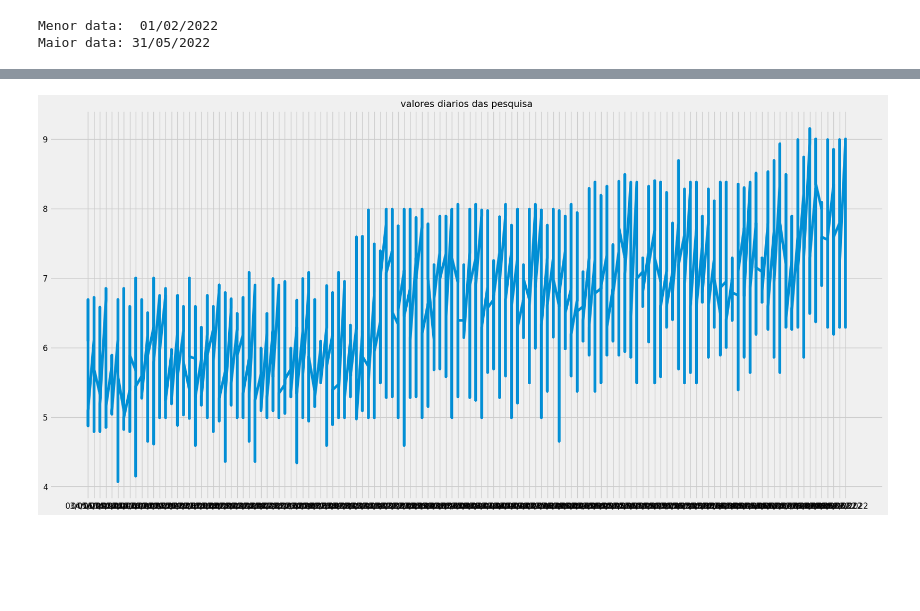
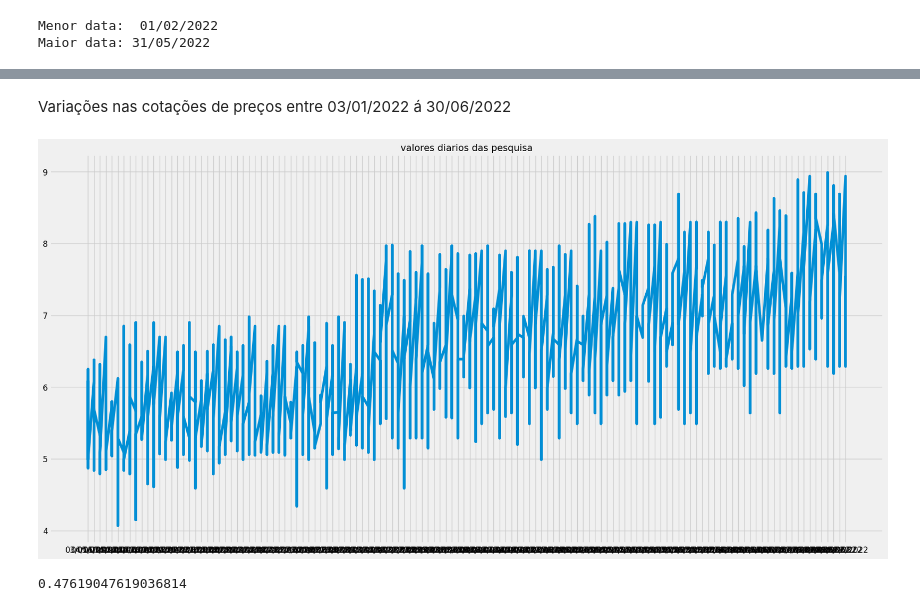
Before and after one commit to OdairDias/Projeto-Arima, a Jupyter notebook: modelo.ipynb, the cells around one changed output, grey strips where cells are left out. Drawn from its saved outputs; the diff is of its cells as text; code cells hidden in the pictures; blank space fills up the shorter version.

```diff
--- a/modelo.ipynb
+++ b/modelo.ipynb
@@ -220,5 +219,6 @@ Name: Valor_Venda, Length: 170812, dtype: float64>
 # %%
+#dados_diesel.assign(Variacao_Pesquisa=retorno_dentropesquisas)
 dados_diesel= pd.merge(dados_diesel, retorno_dentropesquisas, how = 'inner', on = 'Data_Coleta')
-#dados_diesel.columns = ['Produto','Valor_venda','Variacao_Pesquisas']
+dados_diesel.columns = ['Produto','Valor_venda','Variacao_Pesquisas']
 #dados_diesel.head()
 # %%
@@ -236,7 +247,15 @@ dados_diesel= pd.merge(dados_diesel, retorno_dentropesquisas, how = 'inner', on
+# %% [markdown]
+Variações nas cotações de preços entre  03/01/2022 á 30/06/2022
 # %%
-# Plot
-#plt.plot(dados_diesel['Valor_Venda'])
-#plt.title("valores diarios das pesquisa", size = 14)
-#plt.show()
+ #Plot
+plt.plot(dados_diesel['Valor_venda'])
+plt.title("valores diarios das pesquisa", size = 14)
+plt.show()
 # %% [output]
-[figure, old version]
+[figure, new version]
+# %%
+# Retorno acumulado
+retorno_dentropesquisas= (1 + retorno_dentropesquisas).cumprod() - 1
+retorno_dentropesquisas.max()
+# %% [output]
+0.47619047619036814
```
Also changed, not shown: parts of 8 cells of this notebook, 1 other file.
